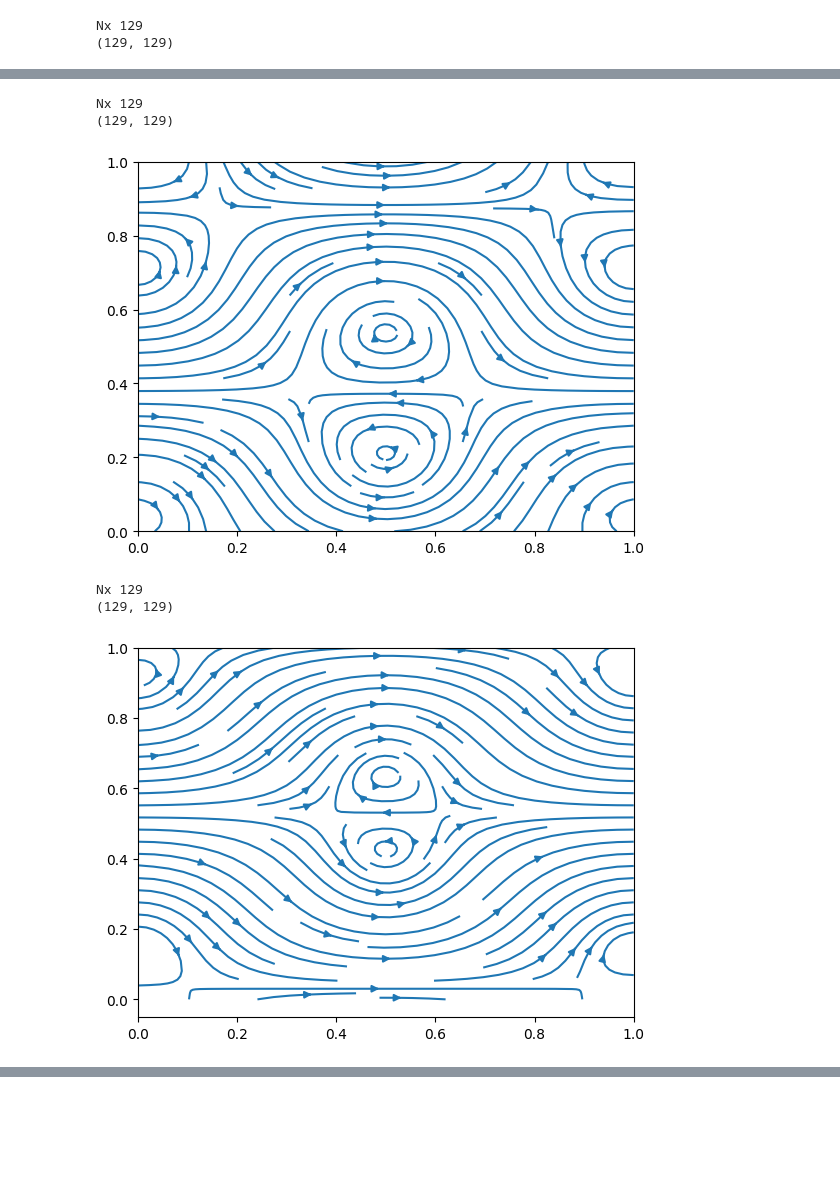
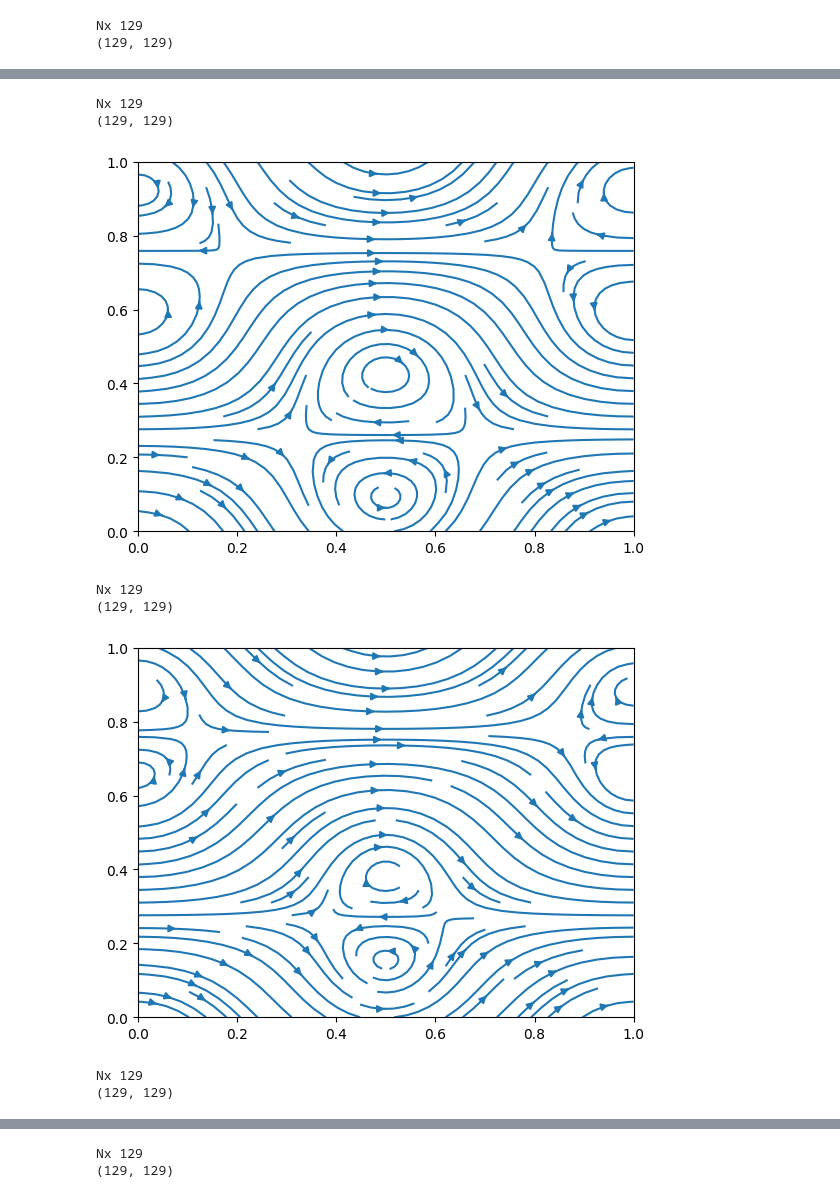
Before and after one commit to E53klasky/SARAS-Navier-Stokes-slover, a Jupyter notebook: visualizeHDF5.ipynb, the cells around one changed output, grey strips where cells are left out. Drawn from its saved outputs; the diff is of its cells as text; code cells hidden in the pictures; blank space fills up the shorter version.

```diff
--- a/visualizeHDF5.ipynb
+++ b/visualizeHDF5.ipynb
@@ -59,6 +59,13 @@ def plotStreamline(fName):
 # TEST
 #for 0.750 final time
 # this is for 1025
+plotStreamline("output/Soln_0000.0000.h5")
+plotStreamline("output/Soln_0000.2501.h5")
+plotStreamline("output/Soln_0000.5000.h5")
+plotStreamline("output/Soln_0000.7500.h5")
+plotStreamline("output/Soln_0001.0000.h5")
+plotStreamline("output/Soln_0001.2500.h5")
+
 # plotStreamline("output/1025_0.75t/Soln_0000.0000.h5")
 # plotStreamline("output/1025_0.75t/Soln_0000.2500.h5")
 # plotStreamline("output/1025_0.75t/Soln_0000.5000.h5")
@@ -77,10 +84,10 @@ def plotStreamline(fName):
 # plotStreamline("output/257_0.75t/Soln_0000.7500.h5")
 
 # this is for 129
-plotStreamline("output/129_0.75t/Soln_0000.0000.h5")
-plotStreamline("output/129_0.75t/Soln_0000.2500.h5")
-plotStreamline("output/129_0.75t/Soln_0000.5000.h5")
-plotStreamline("output/129_0.75t/Soln_0000.7500.h5")
+# plotStreamline("output/129_0.75t/Soln_0000.0000.h5")
+# plotStreamline("output/129_0.75t/Soln_0000.2500.h5")
+# plotStreamline("output/129_0.75t/Soln_0000.5000.h5")
+# plotStreamline("output/129_0.75t/Soln_0000.7500.h5")
 
 # this is for 65
 # plotStreamline("output/65_0.75t/Soln_0000.0000.h5")
@@ -127,6 +134,8 @@ Nx 129
 Nx 129
 (129, 129)
-[figure, old version]
+[figure, new version]
 Nx 129
 (129, 129)
-[figure, old version]
+[figure, new version]
+Nx 129
+(129, 129)
@@ -132,0 +143,2 @@ Nx 129
+Nx 129
+(129, 129)
```
Also changed, not shown: parts of 6 cells of this notebook, 5 other files.
